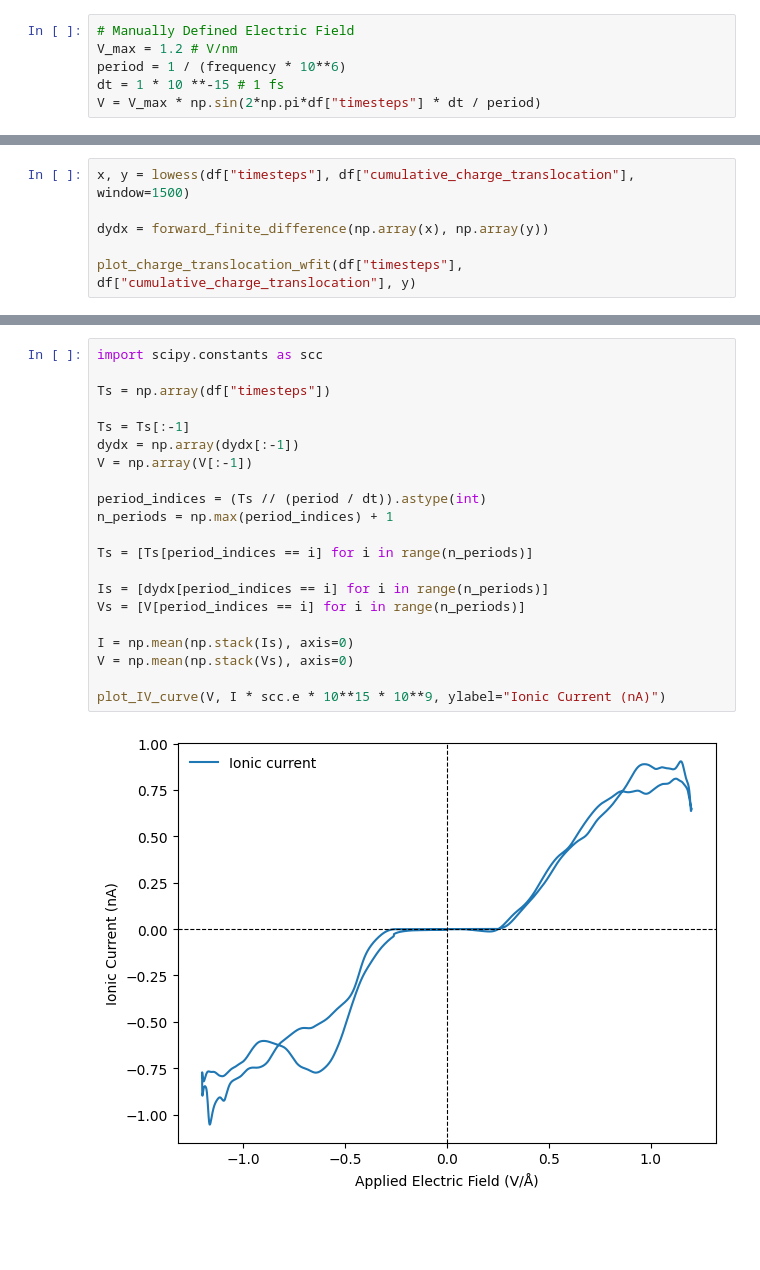
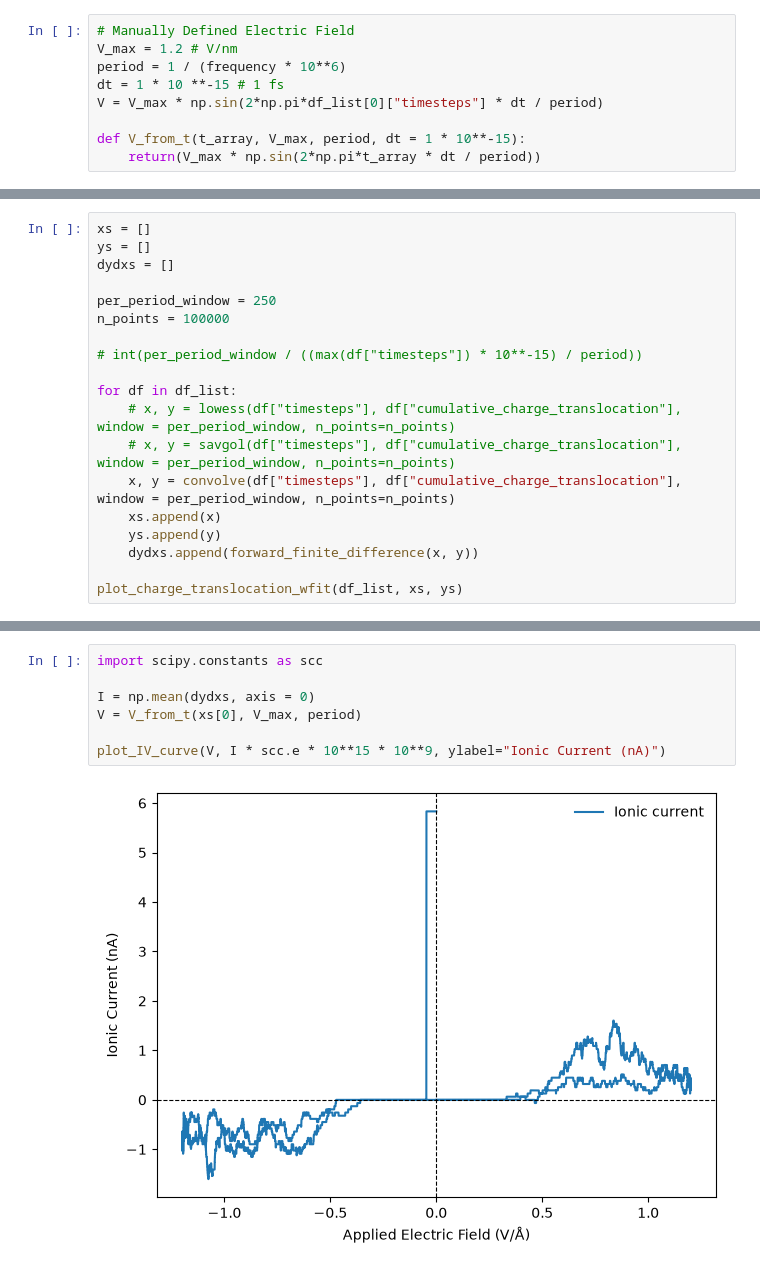
Before and after one commit to JovinRyan/MDToolkit, a Jupyter notebook: MDToolkit/iv_curve_analysis.ipynb, the cells around one changed output, grey strips where cells are left out. Saved outputs shown, nothing was run; the diff lists cells and outputs as text; blank space fills up the shorter version.

```diff
--- a/MDToolkit/iv_curve_analysis.ipynb
+++ b/MDToolkit/iv_curve_analysis.ipynb
@@ -42,7 +39,10 @@ df = df.groupby(df.index).mean()
 V_max = 1.2 # V/nm
 period = 1 / (frequency * 10**6)
 dt = 1 * 10 **-15 # 1 fs
-V = V_max * np.sin(2*np.pi*df["timesteps"] * dt / period)
+V = V_max * np.sin(2*np.pi*df_list[0]["timesteps"] * dt / period)
+
+def V_from_t(t_array, V_max, period, dt = 1 * 10**-15):
+    return(V_max * np.sin(2*np.pi*t_array * dt / period))
 # %%
 #####################################################
 # Plotting Functions
@@ -148,9 +175,22 @@ def plot_ion_translocations(translocations_df_list: list[pd.DataFrame], xlabel =
 
     plt.show()
 # %%
-x, y = lowess(df["timesteps"], df["cumulative_charge_translocation"], window=1500)
+xs = []
+ys = []
+dydxs = []
 
-dydx = forward_finite_difference(np.array(x), np.array(y))
+per_period_window = 250
+n_points = 100000
 
-plot_charge_translocation_wfit(df["timesteps"], df["cumulative_charge_translocation"], y)
+# int(per_period_window / ((max(df["timesteps"]) * 10**-15) / period))
+
+for df in df_list:
+    # x, y = lowess(df["timesteps"], df["cumulative_charge_translocation"], window = per_period_window, n_points=n_points)
+    # x, y = savgol(df["timesteps"], df["cumulative_charge_translocation"], window = per_period_window, n_points=n_points)
+    x, y = convolve(df["timesteps"], df["cumulative_charge_translocation"], window = per_period_window, n_points=n_points)
+    xs.append(x)
+    ys.append(y)
+    dydxs.append(forward_finite_difference(x, y))
+
+plot_charge_translocation_wfit(df_list, xs, ys)
 # %% [output]
@@ -158,23 +198,9 @@ plot_charge_translocation_wfit(df["timesteps"], df["cumulative_charge_translocat
 # %%
 import scipy.constants as scc
 
-Ts = np.array(df["timesteps"])
-
-Ts = Ts[:-1]
-dydx = np.array(dydx[:-1])
-V = np.array(V[:-1])
-
-period_indices = (Ts // (period / dt)).astype(int)
-n_periods = np.max(period_indices) + 1
-
-Ts = [Ts[period_indices == i] for i in range(n_periods)]
-
-Is = [dydx[period_indices == i] for i in range(n_periods)]
-Vs = [V[period_indices == i] for i in range(n_periods)]
-
-I = np.mean(np.stack(Is), axis=0)
-V = np.mean(np.stack(Vs), axis=0)
+I = np.mean(dydxs, axis = 0)
+V = V_from_t(xs[0], V_max, period)
 
 plot_IV_curve(V, I * scc.e * 10**15 * 10**9, ylabel="Ionic Current (nA)")
 # %% [output]
-[figure, old version]
+[figure, new version]
```
Also changed, not shown: parts of 4 cells of this notebook, 10 other files.
